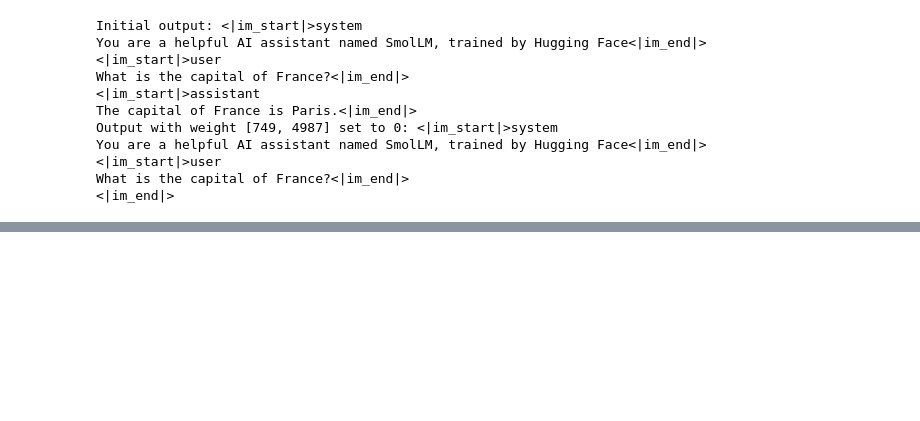
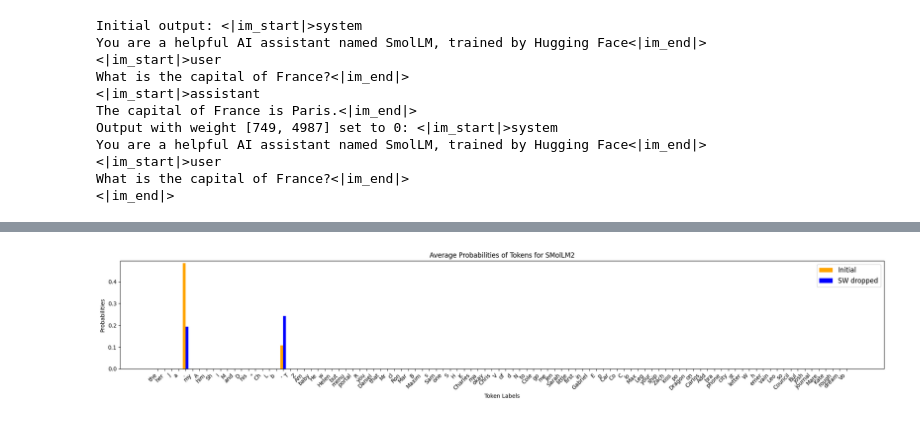
Before and after one commit to aerubanov/SmolLMSuperWeight, a Jupyter notebook: SmolLM-super-weight.ipynb, the cells around one changed output, grey strips where cells are left out. Saved outputs shown, nothing was run; the diff lists cells and outputs as text; code cells hidden in the pictures; blank space fills up the shorter version.

Commit message:
add tokens probabilities calculation

```diff
--- a/SmolLM-super-weight.ipynb
+++ b/SmolLM-super-weight.ipynb
@@ -386,0 +389,6 @@ What is the capital of France?<|im_end|>
+# %%
+from transformers import AutoModelForCausalLM, AutoTokenizer
+checkpoint = "HuggingFaceTB/SmolLM2-1.7B"
+device = "cpu" # for GPU usage or "cpu" for CPU usage
+tokenizer = AutoTokenizer.from_pretrained(checkpoint)
+model = AutoModelForCausalLM.from_pretrained(checkpoint).to(device)
@@ -386,0 +450,17 @@ What is the capital of France?<|im_end|>
+# %%
+super_weight_value = model.model.layers[1].mlp.down_proj.weight[749, 4987].item()
+with torch.no_grad():
+    model.model.layers[1].mlp.down_proj.weight[749, 4987] = 0
+
+avg_prob_droped = [0 for _ in range(len(target_tokens))]
+for text in tqdm(dataset["text"][:N_SAMPLES]):
+    input_text = text
+    probabilities = get_next_token_probs(model, tokenizer, input_text, target_tokens)
+
+    for i, prob in enumerate(probabilities):
+        avg_prob_droped[i] += prob
+
+avg_prob_droped = [p / N_SAMPLES for p in avg_prob_droped]
+with torch.no_grad():
+    model.model.layers[1].mlp.down_proj.weight[749, 4987] = super_weight_value
+avg_prob_droped
@@ -386,0 +485,23 @@ What is the capital of France?<|im_end|>
+# %%
+import matplotlib.pyplot as plt
+fig, ax = plt.subplots(figsize=(20,4))
+plt.xticks(rotation=45, ha="right")
+
+width = 0.4  # Width of the bars
+x = range(len(targets))  # X locations for the groups
+bars1 = ax.bar([i - width/2 for i in x], avg_prob, width, label="Initial", color='orange', zorder=2)
+bars2 = ax.bar([i + width/2 for i in x], avg_prob_droped, width, label="SW dropped", color='blue', zorder=2)
+ax.set_xlabel('Token Labels')
+ax.set_ylabel('Probabilities')
+ax.set_title("Average Probabilities of Tokens for SMolLM2")
+ax.set_xticks(x)
+ax.set_xticklabels(targets)
+ax.legend(prop={"size": 12})
+
+
+# add top padding so enough room to show arrow
+ax.set_ylim(0, max(max(avg_prob), max(avg_prob_droped)) + 0.01)  # Add 0.1 or another value for padding
+
+plt.tight_layout()
+# %% [output]
+[figure, added]
```
Also changed, not shown: parts of 4 cells of this notebook.
